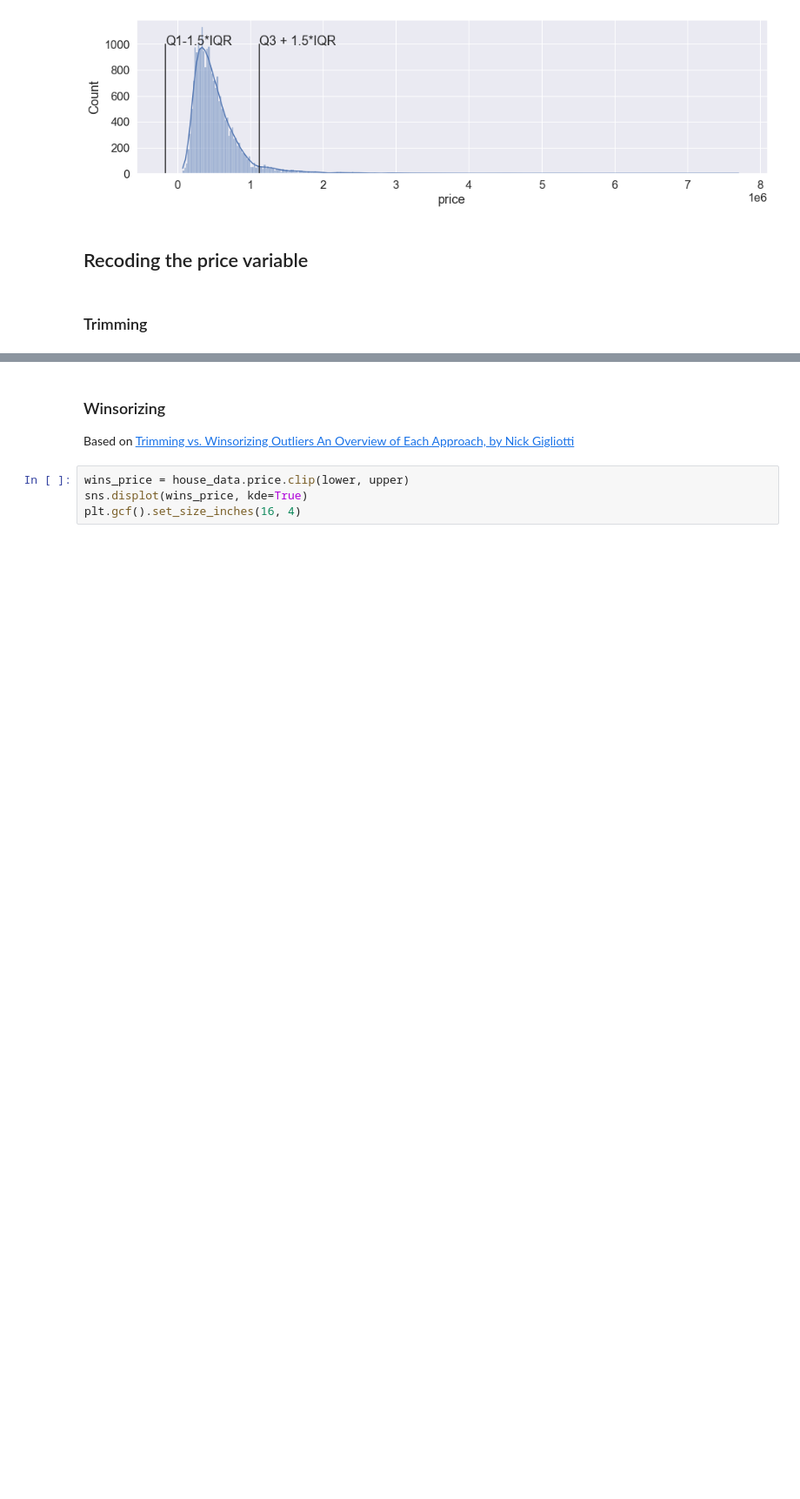
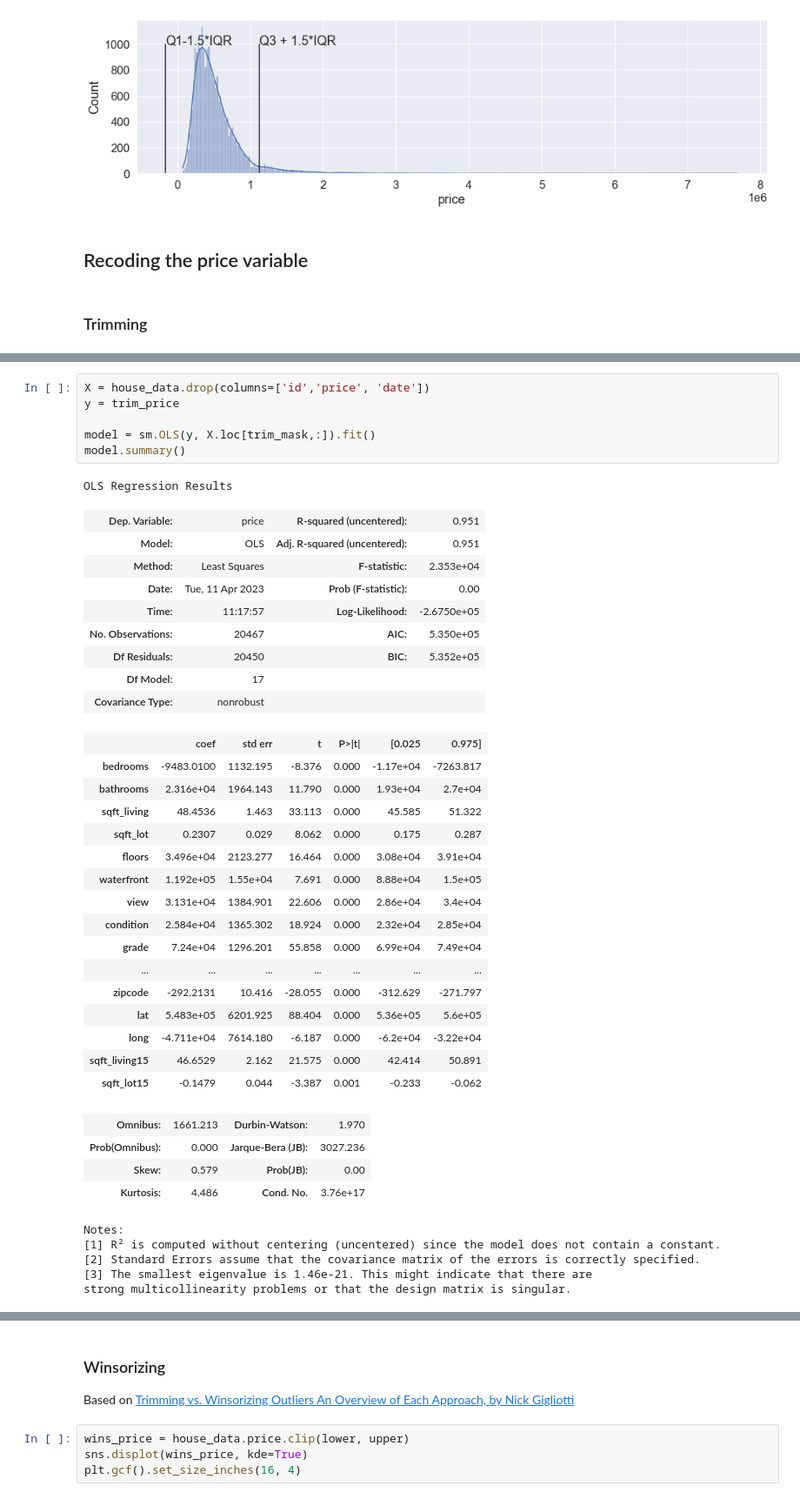
Before and after one commit to EPF-MDE/data-cleaning, a Jupyter notebook: Outliers/handle_outliers.ipynb, the cells around one changed output, grey strips where cells are left out. Shown: that part at 87% size. Drawn from its saved outputs; the diff is of its cells as text; blank space fills up the shorter version.

```diff
--- a/Outliers/handle_outliers.ipynb
+++ b/Outliers/handle_outliers.ipynb
@@ -111,0 +112,42 @@ plt.gcf().set_size_inches(16, 4)
+# %%
+X = house_data.drop(columns=['id','price', 'date'])
+y = trim_price
+
+model = sm.OLS(y, X.loc[trim_mask,:]).fit()
+model.summary()
+# %% [output]
+OLS Regression Results
+| Dep. Variable: | price | R-squared (uncentered): | 0.951 |
+| Model: | OLS | Adj. R-squared (uncentered): | 0.951 |
+| Method: | Least Squares | F-statistic: | 2.353e+04 |
+| Date: | Tue, 11 Apr 2023 | Prob (F-statistic): | 0.00 |
+| Time: | 11:17:57 | Log-Likelihood: | -2.6750e+05 |
+| No. Observations: | 20467 | AIC: | 5.350e+05 |
+| Df Residuals: | 20450 | BIC: | 5.352e+05 |
+| Df Model: | 17 |  |  |
+| Covariance Type: | nonrobust |  |  |
+|  | coef | std err | t | P>|t| | [0.025 | 0.975] |
+| bedrooms | -9483.0100 | 1132.195 | -8.376 | 0.000 | -1.17e+04 | -7263.817 |
+| bathrooms | 2.316e+04 | 1964.143 | 11.790 | 0.000 | 1.93e+04 | 2.7e+04 |
+| sqft_living | 48.4536 | 1.463 | 33.113 | 0.000 | 45.585 | 51.322 |
+| sqft_lot | 0.2307 | 0.029 | 8.062 | 0.000 | 0.175 | 0.287 |
+| floors | 3.496e+04 | 2123.277 | 16.464 | 0.000 | 3.08e+04 | 3.91e+04 |
+| waterfront | 1.192e+05 | 1.55e+04 | 7.691 | 0.000 | 8.88e+04 | 1.5e+05 |
+| view | 3.131e+04 | 1384.901 | 22.606 | 0.000 | 2.86e+04 | 3.4e+04 |
+| condition | 2.584e+04 | 1365.302 | 18.924 | 0.000 | 2.32e+04 | 2.85e+04 |
+| grade | 7.24e+04 | 1296.201 | 55.858 | 0.000 | 6.99e+04 | 7.49e+04 |
+| ... | ... | ... | ... | ... | ... | ... |
+| zipcode | -292.2131 | 10.416 | -28.055 | 0.000 | -312.629 | -271.797 |
+| lat | 5.483e+05 | 6201.925 | 88.404 | 0.000 | 5.36e+05 | 5.6e+05 |
+| long | -4.711e+04 | 7614.180 | -6.187 | 0.000 | -6.2e+04 | -3.22e+04 |
+| sqft_living15 | 46.6529 | 2.162 | 21.575 | 0.000 | 42.414 | 50.891 |
+| sqft_lot15 | -0.1479 | 0.044 | -3.387 | 0.001 | -0.233 | -0.062 |
+| Omnibus: | 1661.213 | Durbin-Watson: | 1.970 |
+| Prob(Omnibus): | 0.000 | Jarque-Bera (JB): | 3027.236 |
+| Skew: | 0.579 | Prob(JB): | 0.00 |
+| Kurtosis: | 4.486 | Cond. No. | 3.76e+17 |
+Notes:
+[1] R² is computed without centering (uncentered) since the model does not contain a constant.
+[2] Standard Errors assume that the covariance matrix of the errors is correctly specified.
+[3] The smallest eigenvalue is 1.46e-21. This might indicate that there are
+strong multicollinearity problems or that the design matrix is singular.
```
Also changed, not shown: parts of 15 cells of this notebook.
